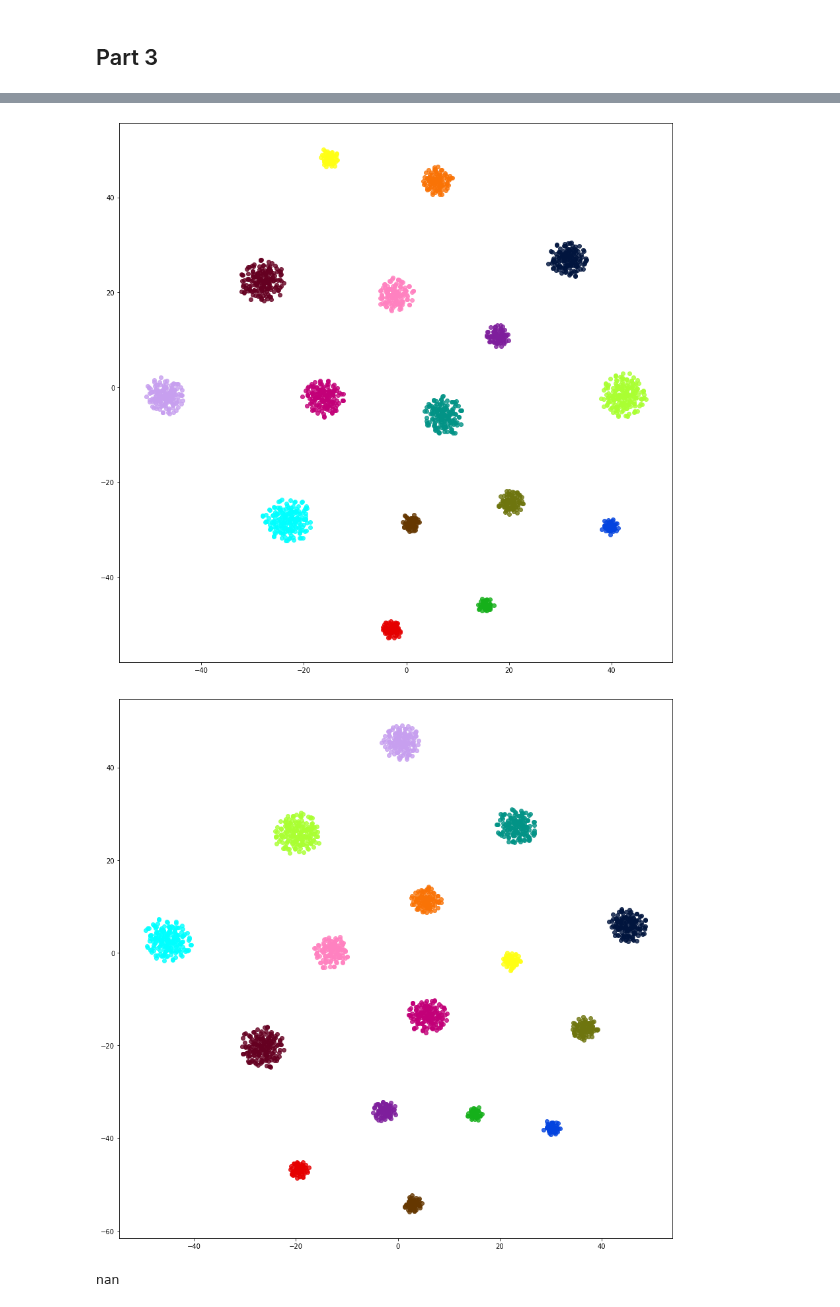
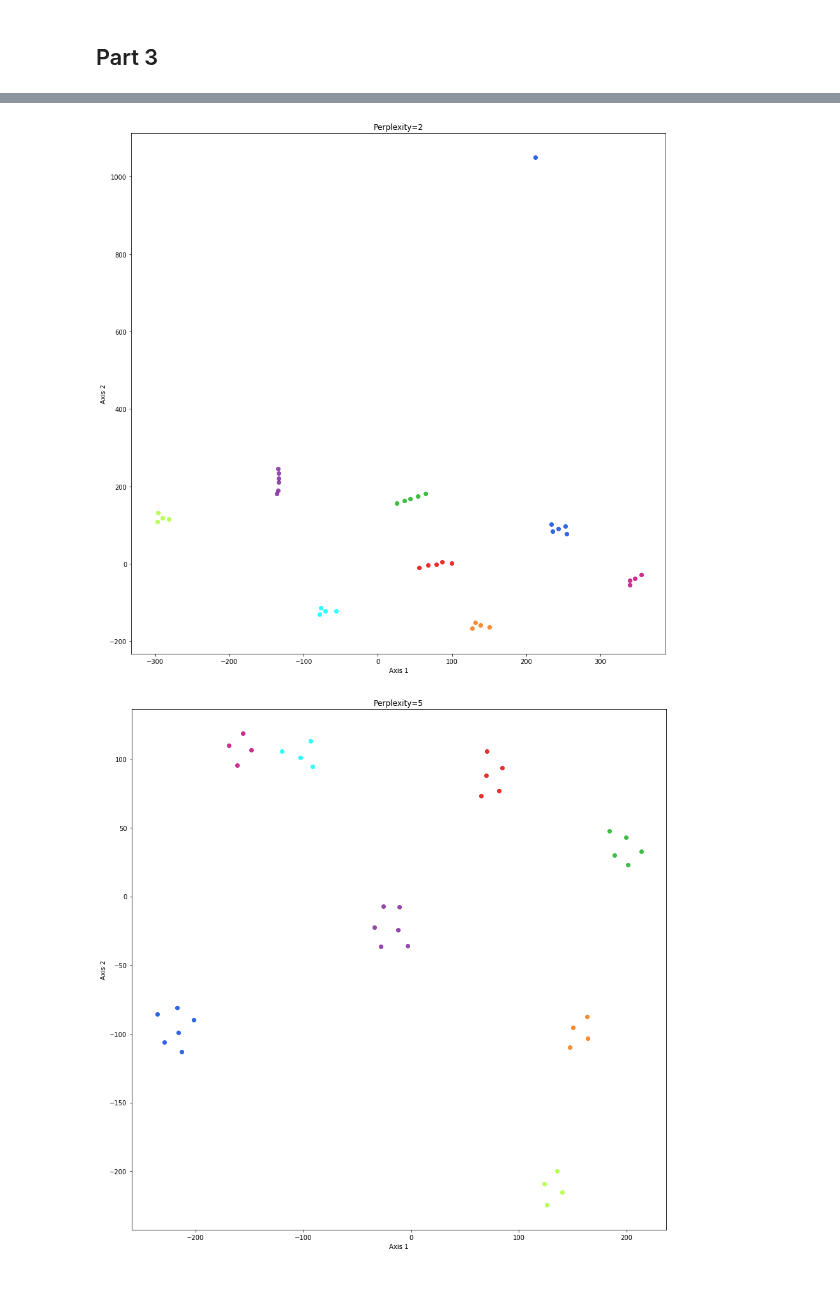
Before and after one commit to zmiller22/MCB112, a Jupyter notebook: week_12/MillerZachary_MCB112_11.ipynb, the cells around one changed output, grey strips where cells are left out. Saved outputs shown, nothing was run; the diff lists cells and outputs as text; code cells hidden in the pictures.

```diff
--- a/week_12/MillerZachary_MCB112_11.ipynb
+++ b/week_12/MillerZachary_MCB112_11.ipynb
@@ -215,14 +254,14 @@ plot_cluster_data(test, small_data_labels, plot_label_type=False)
-# %%
-test = TSNE().fit_transform(large_log_counts)
-plot_cluster_data(test, large_data_labels, plot_label_type=False)
-# %% [output]
-[figure, removed]
-# %%
-test = TSNE().fit_transform(large_log_counts)
-plot_cluster_data(test, large_data_labels, plot_label_type=False)
-# %% [output]
-[figure, removed]
-# %%
-np.log(np.NINF)
-# %% [output]
-nan
+# %%
+small_plot_2 = TSNE(perplexity=2).fit_transform(small_log_counts)
+small_plot_5 = TSNE(perplexity=5).fit_transform(small_log_counts)
+small_plot_10 = TSNE(perplexity=10).fit_transform(small_log_counts)
+small_plot_30 = TSNE(perplexity=30).fit_transform(small_log_counts)
+small_plot_100 = TSNE(perplexity=100).fit_transform(small_log_counts)
+plot_cluster_data(small_plot_2, small_data_labels, plot_label_type=False, plot_title="Perplexity=2")
+plot_cluster_data(small_plot_5, small_data_labels, plot_label_type=False, plot_title="Perplexity=5")
+plot_cluster_data(small_plot_10, small_data_labels, plot_label_type=False, plot_title="Perplexity=10")
+plot_cluster_data(small_plot_30, small_data_labels, plot_label_type=False, plot_title="Perplexity=30")
+plot_cluster_data(small_plot_100, small_data_labels, plot_label_type=False, plot_title="Perplexity=100")
+# %% [output]
+[figure, added]
+[figure, added]
```
Also changed, not shown: parts of 16 cells of this notebook.
